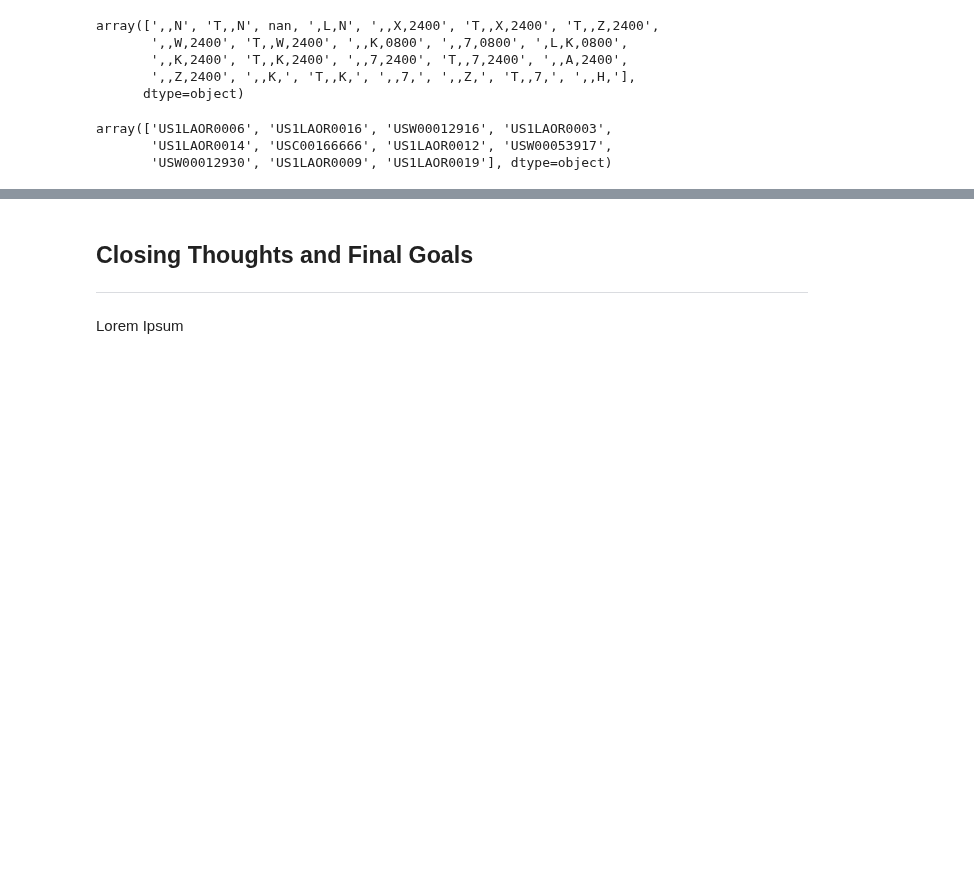
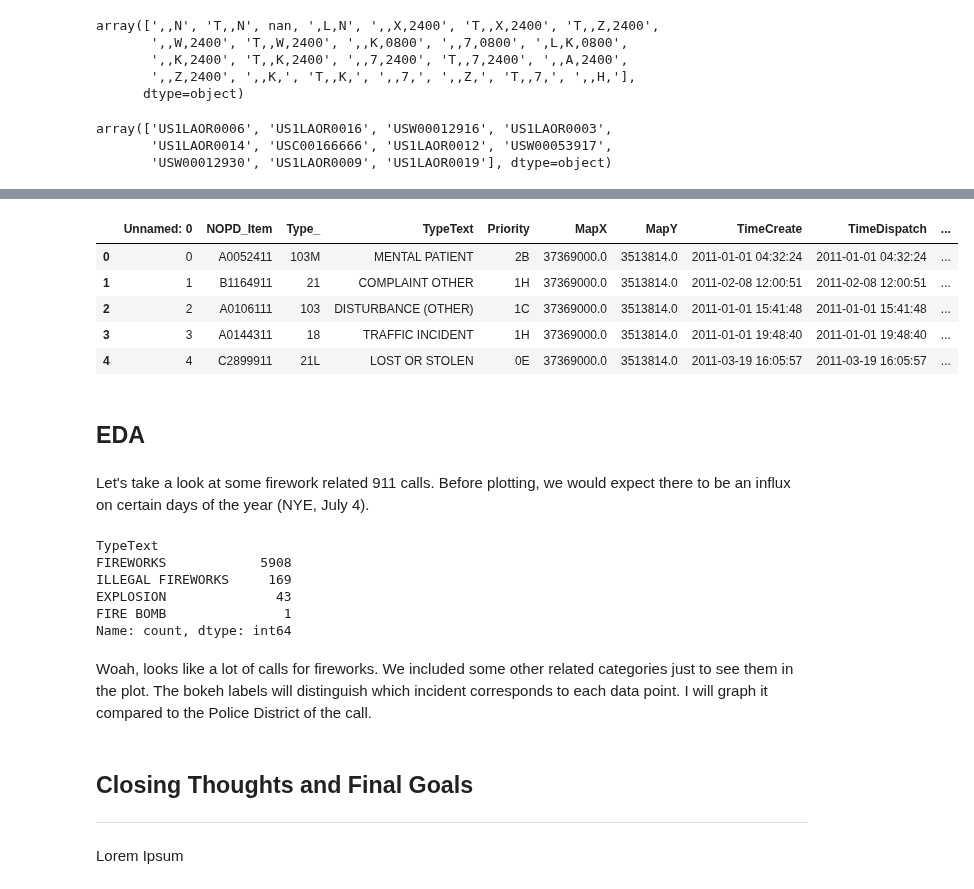
Before and after one commit to outlawhayden/weather-crime, a Jupyter notebook: notebooks/Milestone1.ipynb, the cells around one changed output, grey strips where cells are left out. Drawn from its saved outputs; the diff is of its cells as text; code cells hidden in the pictures; blank space fills up the shorter version.

```diff
--- a/notebooks/Milestone1.ipynb
+++ b/notebooks/Milestone1.ipynb
@@ -106,0 +163,13 @@ array(['US1LAOR0006', 'US1LAOR0016', 'USW00012916', 'US1LAOR0003',
+# %%
+calls_for_service.head()
+# %% [output]
+|  | Unnamed: 0 | NOPD_Item | Type_ | TypeText | Priority | MapX | MapY | TimeCreate | TimeDispatch | ... |
+| 0 | 0 | A0052411 | 103M | MENTAL PATIENT | 2B | 37369000.0 | 3513814.0 | 2011-01-01 04:32:24 | 2011-01-01 04:32:24 | ... |
+| 1 | 1 | B1164911 | 21 | COMPLAINT OTHER | 1H | 37369000.0 | 3513814.0 | 2011-02-08 12:00:51 | 2011-02-08 12:00:51 | ... |
+| 2 | 2 | A0106111 | 103 | DISTURBANCE (OTHER) | 1C | 37369000.0 | 3513814.0 | 2011-01-01 15:41:48 | 2011-01-01 15:41:48 | ... |
+| 3 | 3 | A0144311 | 18 | TRAFFIC INCIDENT | 1H | 37369000.0 | 3513814.0 | 2011-01-01 19:48:40 | 2011-01-01 19:48:40 | ... |
+| 4 | 4 | C2899911 | 21L | LOST OR STOLEN | 0E | 37369000.0 | 3513814.0 | 2011-03-19 16:05:57 | 2011-03-19 16:05:57 | ... |
+# %% [markdown]
+## EDA
+# %% [markdown]
+Let's take a look at some firework related 911 calls. Before plotting, we would expect there to be an influx on certain days of the year (NYE, July 4).
@@ -106,0 +178,11 @@ array(['US1LAOR0006', 'US1LAOR0016', 'USW00012916', 'US1LAOR0003',
+# %%
+filtered_df["TypeText"].value_counts()
+# %% [output]
+TypeText
+FIREWORKS            5908
+ILLEGAL FIREWORKS     169
+EXPLOSION              43
+FIRE BOMB               1
+Name: count, dtype: int64
+# %% [markdown]
+Woah, looks like a lot of calls for fireworks. We included some other related categories just to see them in the plot. The bokeh labels will distinguish which incident corresponds to each data point. I will graph it compared to the Police District of the call.
```
Also changed, not shown: parts of 13 cells of this notebook.
